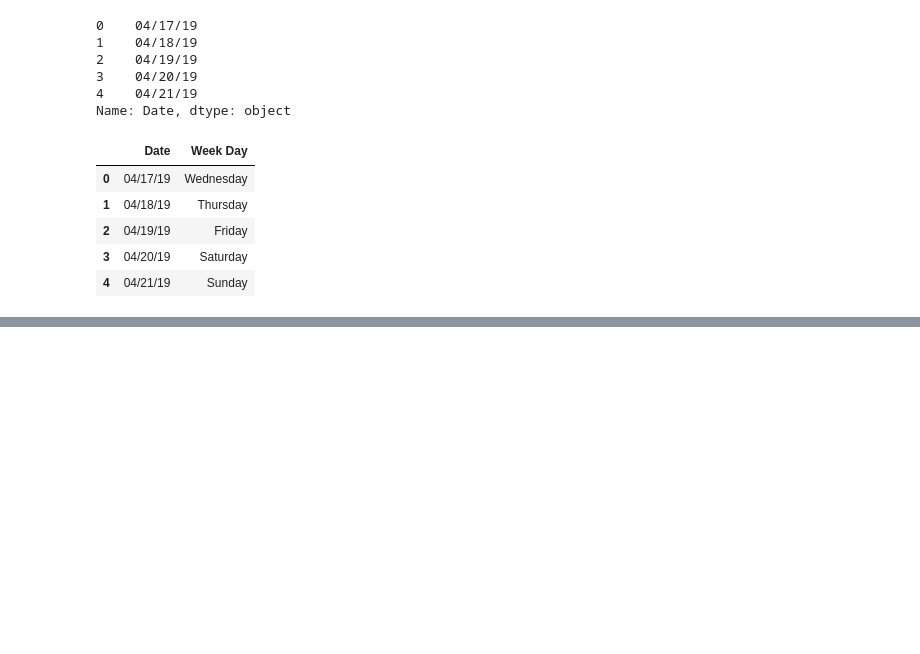
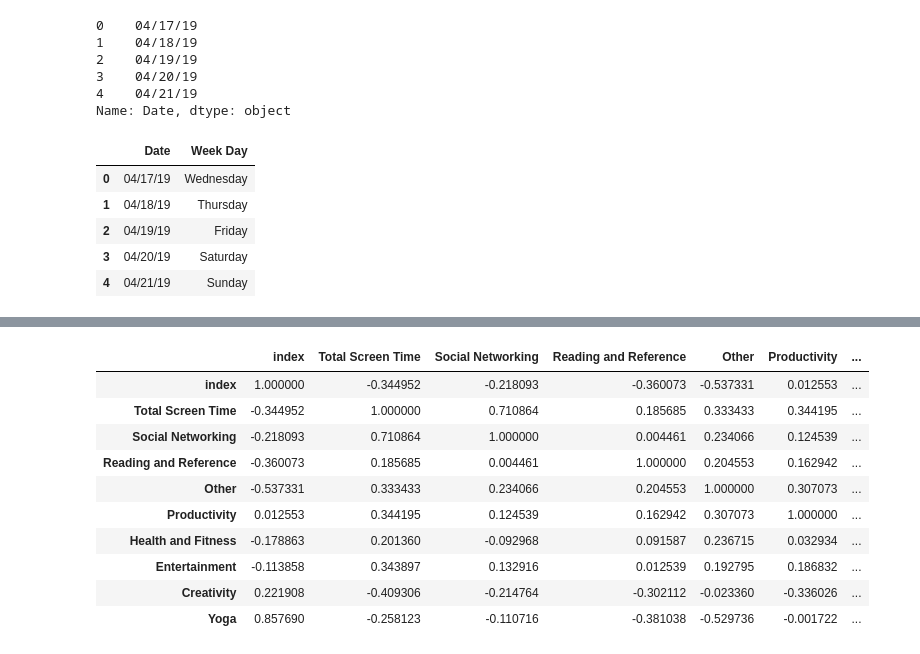
Before and after one commit to auseofficial/ipynb, a Jupyter notebook: panda1.ipynb, the cells around one changed output, grey strips where cells are left out. Cells and saved outputs as stored; diff of their text form; code cells hidden in the pictures; blank space fills up the shorter version.

```diff
--- a/panda1.ipynb
+++ b/panda1.ipynb
@@ -282,0 +385,14 @@ df[['Date','Week Day']].head()
+# %%
+df.corr(numeric_only=True)
+# %% [output]
+|  | index | Total Screen Time | Social Networking | Reading and Reference | Other | Productivity | ... |
+| index | 1.000000 | -0.344952 | -0.218093 | -0.360073 | -0.537331 | 0.012553 | ... |
+| Total Screen Time | -0.344952 | 1.000000 | 0.710864 | 0.185685 | 0.333433 | 0.344195 | ... |
+| Social Networking | -0.218093 | 0.710864 | 1.000000 | 0.004461 | 0.234066 | 0.124539 | ... |
+| Reading and Reference | -0.360073 | 0.185685 | 0.004461 | 1.000000 | 0.204553 | 0.162942 | ... |
+| Other | -0.537331 | 0.333433 | 0.234066 | 0.204553 | 1.000000 | 0.307073 | ... |
+| Productivity | 0.012553 | 0.344195 | 0.124539 | 0.162942 | 0.307073 | 1.000000 | ... |
+| Health and Fitness | -0.178863 | 0.201360 | -0.092968 | 0.091587 | 0.236715 | 0.032934 | ... |
+| Entertainment | -0.113858 | 0.343897 | 0.132916 | 0.012539 | 0.192795 | 0.186832 | ... |
+| Creativity | 0.221908 | -0.409306 | -0.214764 | -0.302112 | -0.023360 | -0.336026 | ... |
+| Yoga | 0.857690 | -0.258123 | -0.110716 | -0.381038 | -0.529736 | -0.001722 | ... |
```
Also changed, not shown: parts of 9 cells of this notebook.
